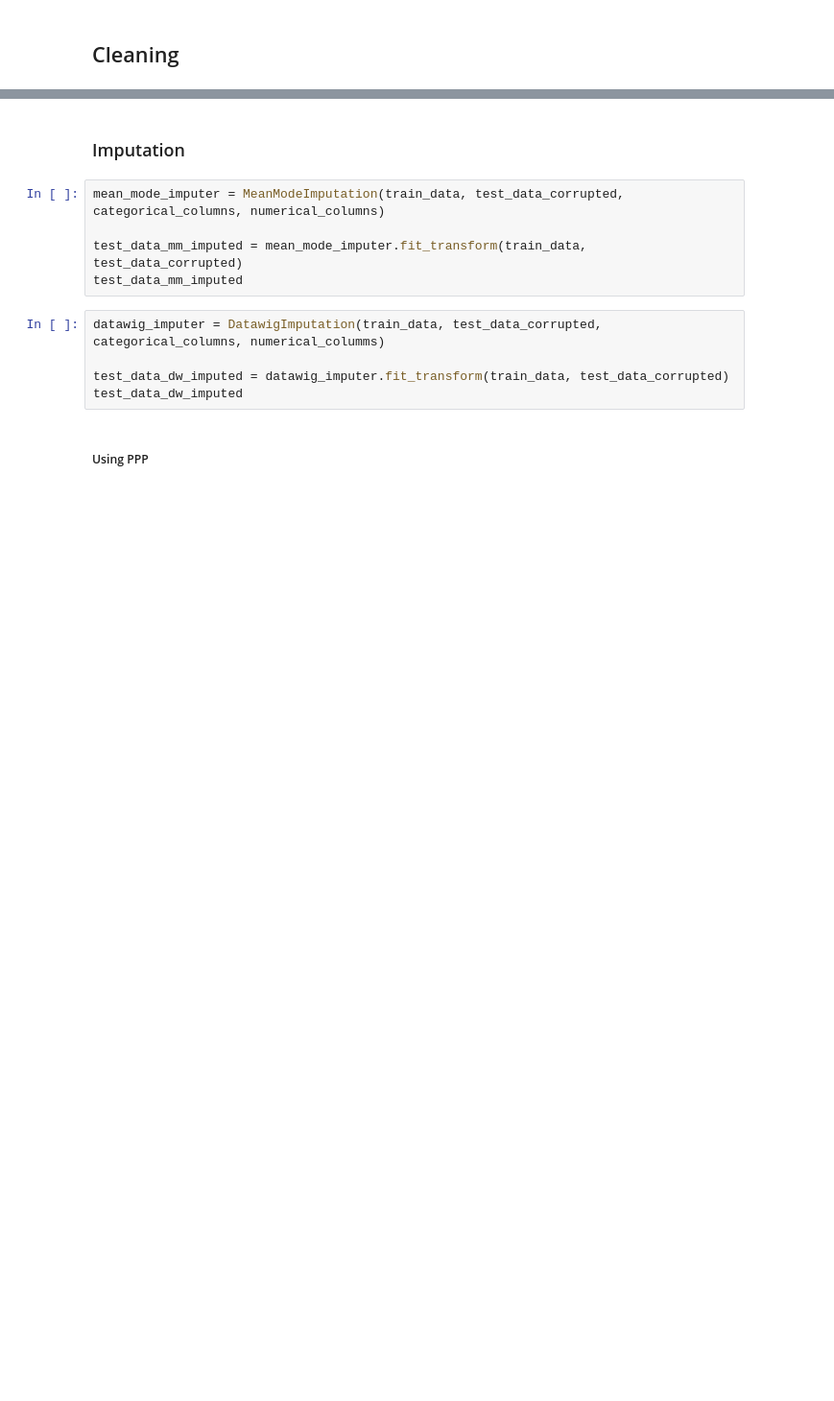
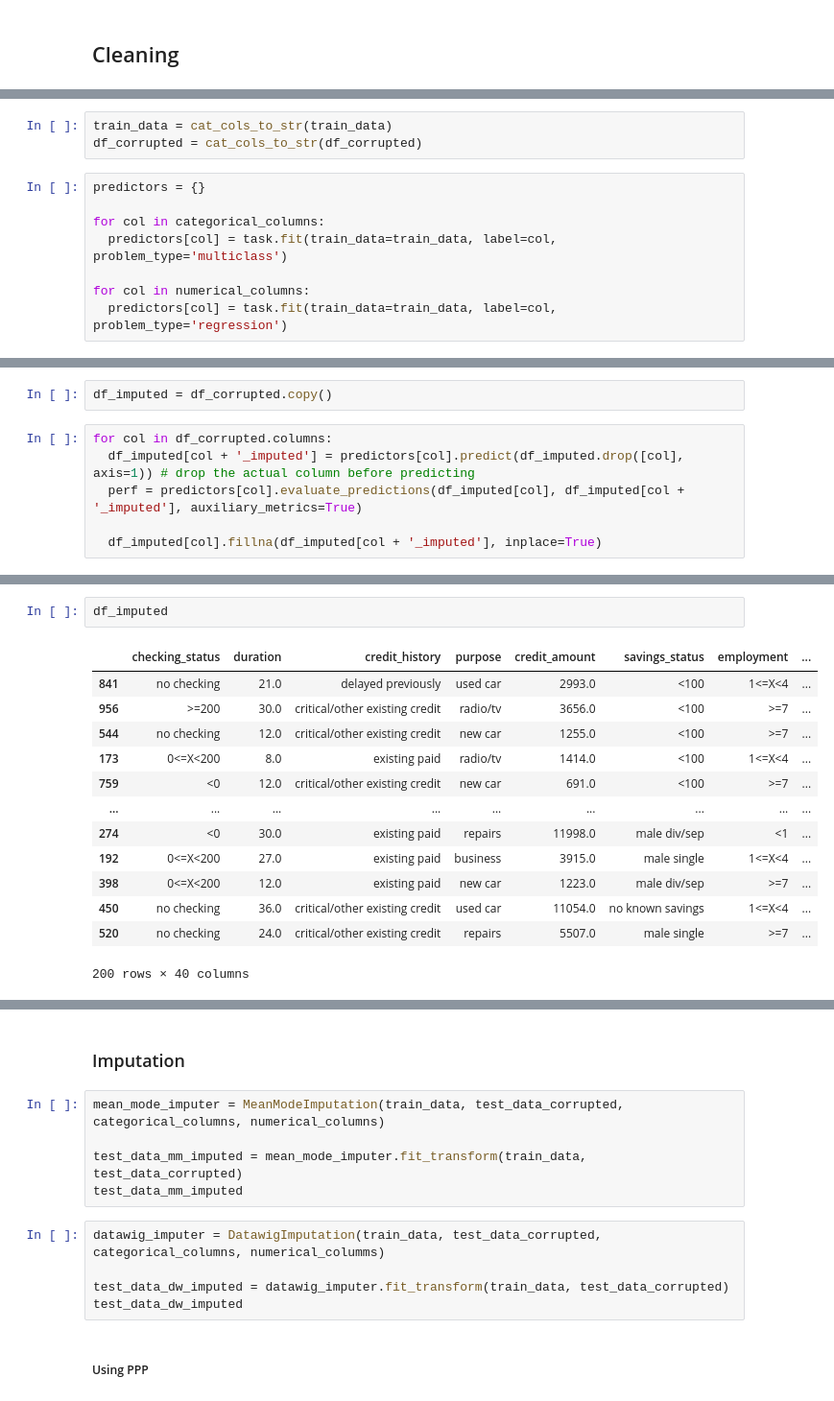
Before and after one commit to SharmaRupali/jenga, a Jupyter notebook: experimental_setup_refined_classes.ipynb, the cells around one changed output, grey strips where cells are left out. Shown at 96% size. Saved outputs shown, nothing was run; the diff lists cells and outputs as text; blank space fills up the shorter version.

```diff
--- a/experimental_setup_refined_classes.ipynb
+++ b/experimental_setup_refined_classes.ipynb
@@ -375,0 +546,11 @@ plot_data(pd.concat([test_data_corrupted, pd.Series(test_labels, name='class')],
+# %%
+train_data = cat_cols_to_str(train_data)
+df_corrupted = cat_cols_to_str(df_corrupted)
+# %%
+predictors = {}
+
+for col in categorical_columns:
+  predictors[col] = task.fit(train_data=train_data, label=col, problem_type='multiclass')
+
+for col in numerical_columns:
+  predictors[col] = task.fit(train_data=train_data, label=col, problem_type='regression')
@@ -375,0 +575,8 @@ plot_data(pd.concat([test_data_corrupted, pd.Series(test_labels, name='class')],
+# %%
+df_imputed = df_corrupted.copy()
+# %%
+for col in df_corrupted.columns:
+  df_imputed[col + '_imputed'] = predictors[col].predict(df_imputed.drop([col], axis=1)) # drop the actual column before predicting
+  perf = predictors[col].evaluate_predictions(df_imputed[col], df_imputed[col + '_imputed'], auxiliary_metrics=True)
+
+  df_imputed[col].fillna(df_imputed[col + '_imputed'], inplace=True)
@@ -375,0 +601,16 @@ plot_data(pd.concat([test_data_corrupted, pd.Series(test_labels, name='class')],
+# %%
+df_imputed
+# %% [output]
+|  | checking_status | duration | credit_history | purpose | credit_amount | savings_status | employment | ... |
+| 841 | no checking | 21.0 | delayed previously | used car | 2993.0 | <100 | 1<=X<4 | ... |
+| 956 | >=200 | 30.0 | critical/other existing credit | radio/tv | 3656.0 | <100 | >=7 | ... |
+| 544 | no checking | 12.0 | critical/other existing credit | new car | 1255.0 | <100 | >=7 | ... |
+| 173 | 0<=X<200 | 8.0 | existing paid | radio/tv | 1414.0 | <100 | 1<=X<4 | ... |
+| 759 | <0 | 12.0 | critical/other existing credit | new car | 691.0 | <100 | >=7 | ... |
+| ... | ... | ... | ... | ... | ... | ... | ... | ... |
+| 274 | <0 | 30.0 | existing paid | repairs | 11998.0 | male div/sep | <1 | ... |
+| 192 | 0<=X<200 | 27.0 | existing paid | business | 3915.0 | male single | 1<=X<4 | ... |
+| 398 | 0<=X<200 | 12.0 | existing paid | new car | 1223.0 | male div/sep | >=7 | ... |
+| 450 | no checking | 36.0 | critical/other existing credit | used car | 11054.0 | no known savings | 1<=X<4 | ... |
+| 520 | no checking | 24.0 | critical/other existing credit | repairs | 5507.0 | male single | >=7 | ... |
+200 rows × 40 columns
```
Also changed, not shown: parts of 36 cells of this notebook, 1 other file.
